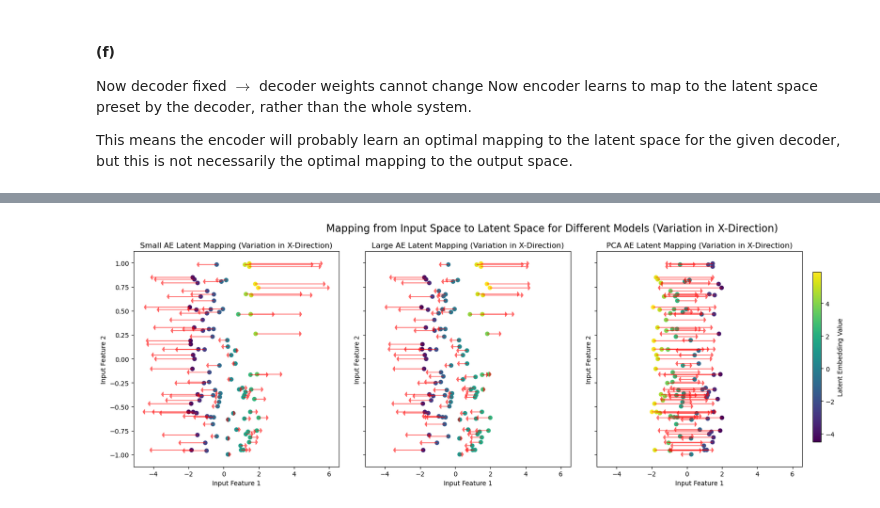
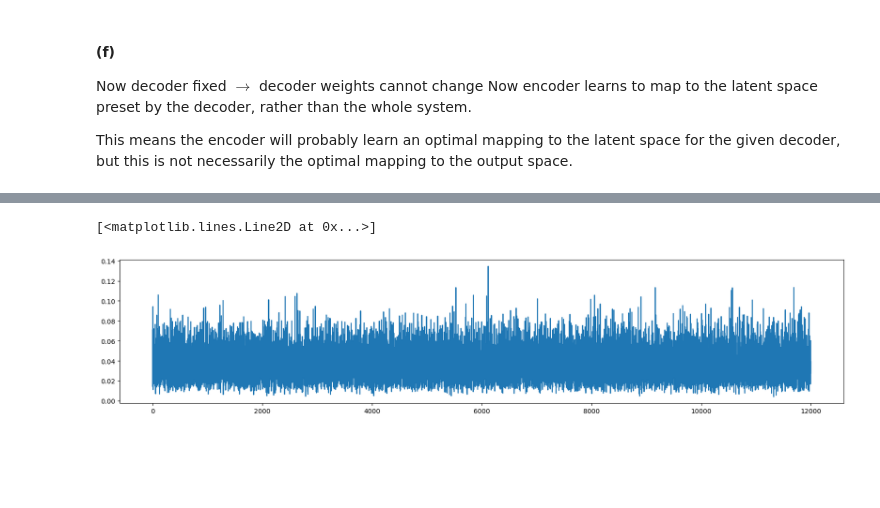
Before and after one commit to sh2099/ML_PHYS24, a Jupyter notebook: sheet06/sheet06_sh.ipynb, the cells around one changed output, grey strips where cells are left out. Saved outputs shown, nothing was run; the diff lists cells and outputs as text; code cells hidden in the pictures; blank space fills up the shorter version.

```diff
--- a/sheet06/sheet06_sh.ipynb
+++ b/sheet06/sheet06_sh.ipynb
@@ -404,56 +461,0 @@ plt.show()
-# %%
-import matplotlib.pyplot as plt
-import numpy as np
-
-def visualize_arrows_x_variation(model, data_loader, model_name, ax):
-    """
-    Visualize the mapping from input space to latent space using arrows for a given model
-    with variation in the x-direction (latent space as 1D).
-    """
-    # Collect input data and latent embeddings after encoder retraining
-    input_data = []
-    latent_embeddings = []
-    model.eval()  # Set model to evaluation mode
-    with torch.no_grad():
-        for batch in data_loader:
-            x, _ = batch  # data, labels
-            input_data.append(x.numpy())  # Save original input data
-            latent_embeddings.append(model.encode(x).numpy())  # Get latent embeddings
-
-    input_data = np.vstack(input_data)
-    latent_embeddings = np.vstack(latent_embeddings)
-
-    # Scatter plot the input data in 2D (using the latent values as color)
-    scatter = ax.scatter(input_data[:, 0], input_data[:, 1], c=latent_embeddings[:, 0], cmap="viridis")
-
-    # Add arrows showing how points map from input space to latent space (1D)
-    for i in range(len(input_data)):
-        ax.arrow(input_data[i, 0], input_data[i, 1],
-                 latent_embeddings[i, 0] - input_data[i, 0],  # Variation in x-direction (latent space 1D)
-                 0,  # No change in y-direction (latent space is 1D)
-                 color="red", alpha=0.5, head_width=0.05, head_length=0.1)
-
-    ax.set_xlabel("Input Feature 1")
-    ax.set_ylabel("Input Feature 2")
-    ax.set_title(f"{model_name} Latent Mapping (Variation in X-Direction)")
-    return scatter
-
-# Create subplots to visualize all three models side by side
-fig, axes = plt.subplots(1, 3, figsize=(20, 6), sharex=True, sharey=True)
-
-# Visualize each model with variation in the x-direction
-scatter_1 = visualize_arrows_x_variation(model_1_frozen, data_loader, "Small AE", axes[0])
-scatter_2 = visualize_arrows_x_variation(model_2_frozen, data_loader, "Large AE", axes[1])
-scatter_3 = visualize_arrows_x_variation(model_3_frozen, data_loader, "PCA AE", axes[2])
-
-# Add a shared colorbar
-fig.colorbar(scatter_1, ax=axes, location='right', shrink=0.8, label="Latent Embedding Value")
-
-# Set a super title for the entire figure
-plt.suptitle("Mapping from Input Space to Latent Space for Different Models (Variation in X-Direction)", fontsize=16)
-
-# Adjust layout
-plt.tight_layout(rect=[0, 0, 0.78, 1])  # Adjust for colorbar space
-plt.show()
-# %% [output]
-[figure, removed]
@@ -505,0 +462,22 @@ class AutoencoderModule(pl.LightningModule):
+# %%
+import re
+latent_trained = model_1.autoencoder.encoder(data)
+
+params_encoder_trained = []
+params_decoder_trained = []
+for name, param in model_1.autoencoder.named_parameters():
+    if re.match(r'^decoder\.', name) != None:
+        param.requires_grad = False
+        params_decoder_trained.append(param)
+    else:
+        params_encoder_trained.append(param.detach().numpy().flatten())
+# %%
+params_encoder_retrained = []
+for name, param in model_1.autoencoder.named_parameters():
+    if param.requires_grad == True:
+        params_encoder_retrained.append(param.detach().numpy().flatten())
+
+plt.plot(model_1.loss_curve)
+# %% [output]
+[<matplotlib.lines.Line2D at 0x...>]
+[figure, added]
```
Also changed, not shown: parts of 21 cells of this notebook.
